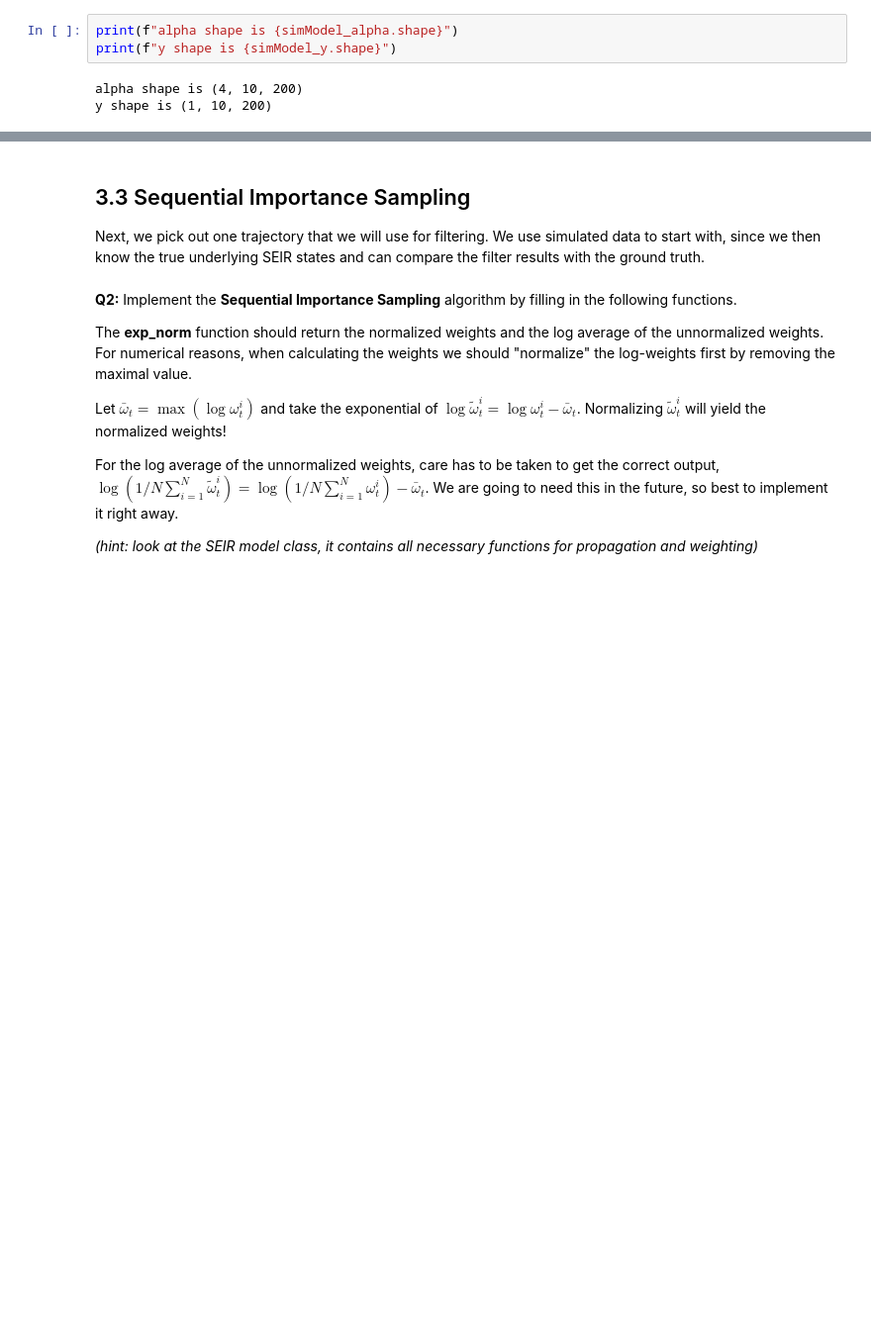
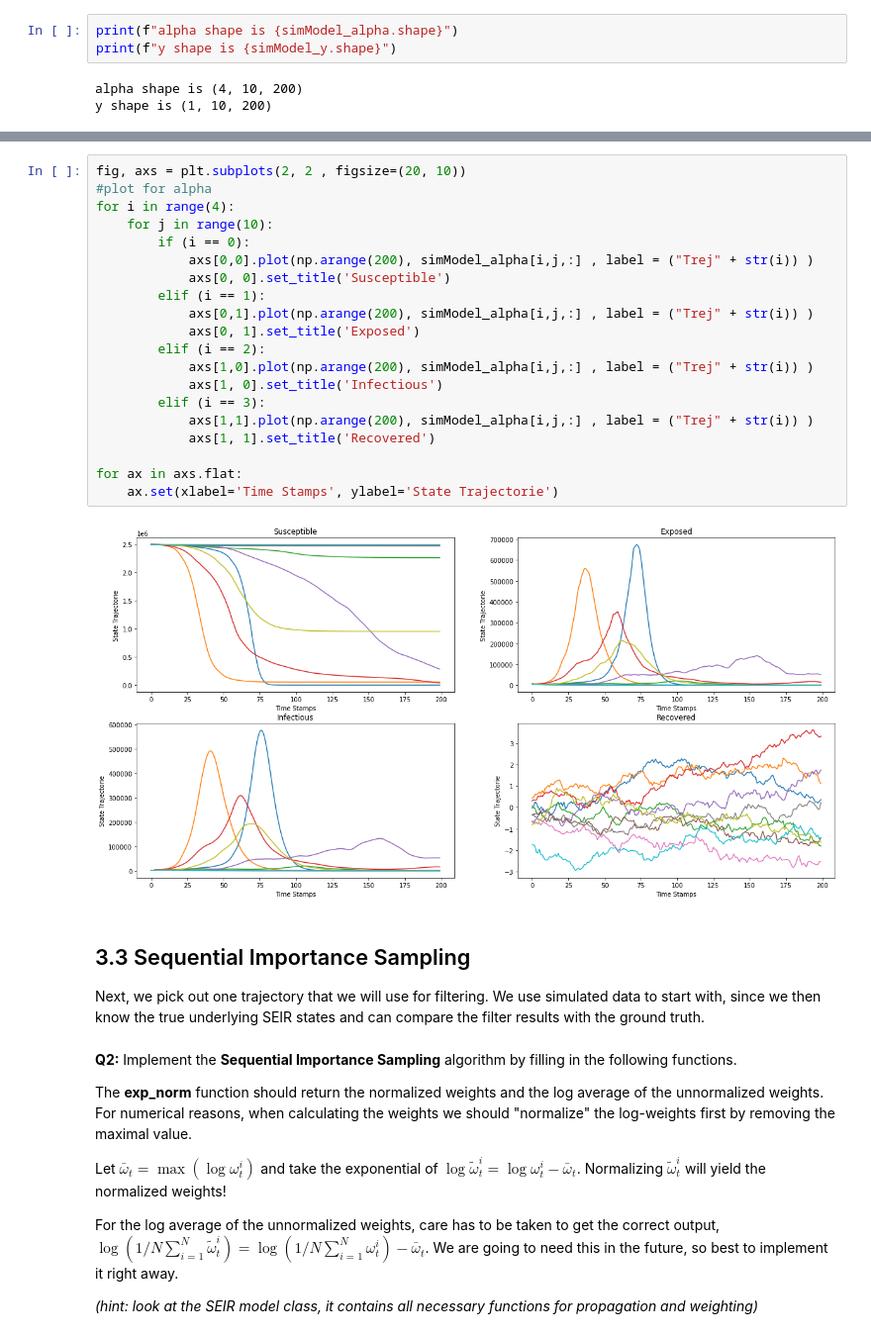
Before and after one commit to amannayak/Time-Series-and-Sequence-Analysis, a Jupyter notebook: Task 3/tssl_lab3.ipynb, the cells around one changed output, grey strips where cells are left out. Shown: that part at 99% size. Saved outputs shown, nothing was run; the diff lists cells and outputs as text; blank space fills up the shorter version.

```diff
--- a/Task 3/tssl_lab3.ipynb
+++ b/Task 3/tssl_lab3.ipynb
@@ -158,3 +124,25 @@ plt.savefig("10Trejectory")
+# %%
+fig, axs = plt.subplots(2, 2 , figsize=(20, 10))
+#plot for alpha
+for i in range(4):
+    for j in range(10):
+        if (i == 0):
+            axs[0,0].plot(np.arange(200), simModel_alpha[i,j,:] , label = ("Trej" + str(i)) )
+            axs[0, 0].set_title('Susceptible')
+        elif (i == 1):
+            axs[0,1].plot(np.arange(200), simModel_alpha[i,j,:] , label = ("Trej" + str(i)) )
+            axs[0, 1].set_title('Exposed')
+        elif (i == 2):
+            axs[1,0].plot(np.arange(200), simModel_alpha[i,j,:] , label = ("Trej" + str(i)) )
+            axs[1, 0].set_title('Infectious')
+        elif (i == 3):
+            axs[1,1].plot(np.arange(200), simModel_alpha[i,j,:] , label = ("Trej" + str(i)) )
+            axs[1, 1].set_title('Recovered')
+
+for ax in axs.flat:
+    ax.set(xlabel='Time Stamps', ylabel='State Trajectorie')
+# %% [output]
+[figure, added]
 # %% [markdown]
 ## 3.3 Sequential Importance Sampling
 
```
Also changed, not shown: parts of 9 cells of this notebook.
